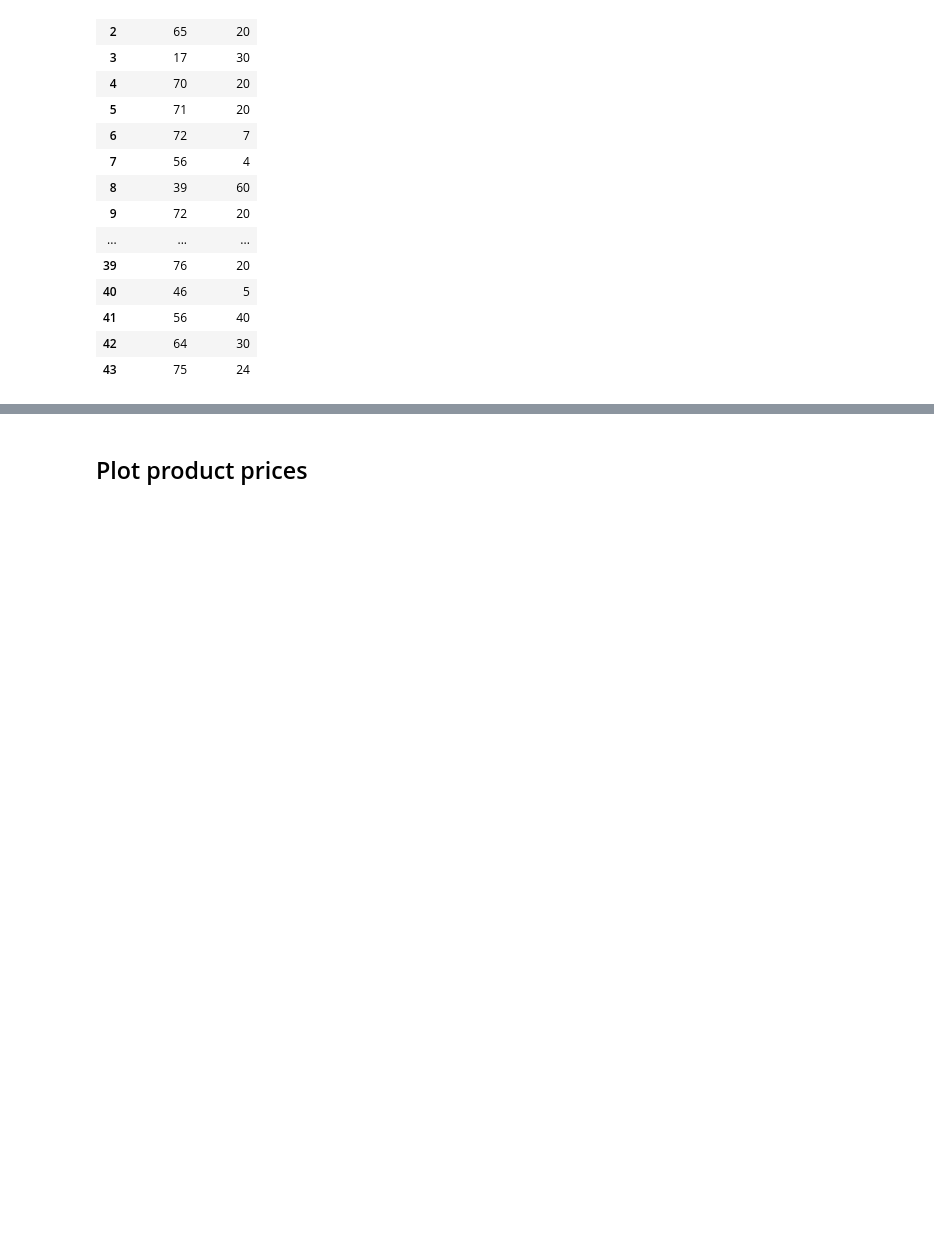
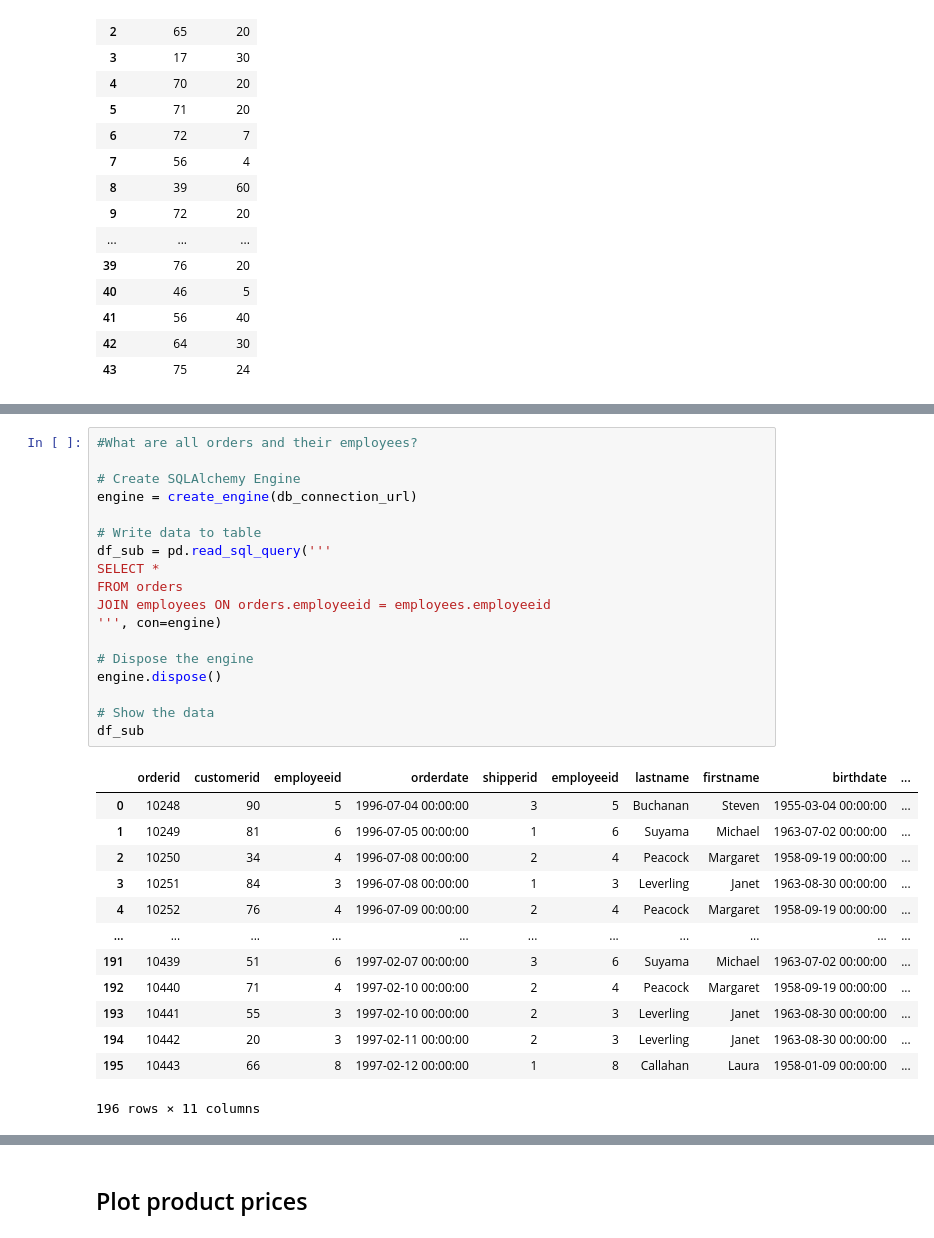
Before and after one commit to LeonCZHAW/python_postgresql_pgadmin, a Jupyter notebook: postgres_northwind_data.ipynb, the cells around one changed output, grey strips where cells are left out. Saved outputs shown, nothing was run; the diff lists cells and outputs as text; blank space fills up the shorter version.

```diff
--- a/postgres_northwind_data.ipynb
+++ b/postgres_northwind_data.ipynb
@@ -391,0 +412,32 @@ df_sub
+# %%
+#What are all orders and their employees?
+
+# Create SQLAlchemy Engine
+engine = create_engine(db_connection_url)
+
+# Write data to table
+df_sub = pd.read_sql_query('''
+SELECT *
+FROM orders
+JOIN employees ON orders.employeeid = employees.employeeid
+''', con=engine)
+
+# Dispose the engine
+engine.dispose()
+
+# Show the data
+df_sub
+# %% [output]
+|  | orderid | customerid | employeeid | orderdate | shipperid | employeeid | lastname | firstname | birthdate | ... |
+| 0 | 10248 | 90 | 5 | 1996-07-04 00:00:00 | 3 | 5 | Buchanan | Steven | 1955-03-04 00:00:00 | ... |
+| 1 | 10249 | 81 | 6 | 1996-07-05 00:00:00 | 1 | 6 | Suyama | Michael | 1963-07-02 00:00:00 | ... |
+| 2 | 10250 | 34 | 4 | 1996-07-08 00:00:00 | 2 | 4 | Peacock | Margaret | 1958-09-19 00:00:00 | ... |
+| 3 | 10251 | 84 | 3 | 1996-07-08 00:00:00 | 1 | 3 | Leverling | Janet | 1963-08-30 00:00:00 | ... |
+| 4 | 10252 | 76 | 4 | 1996-07-09 00:00:00 | 2 | 4 | Peacock | Margaret | 1958-09-19 00:00:00 | ... |
+| ... | ... | ... | ... | ... | ... | ... | ... | ... | ... | ... |
+| 191 | 10439 | 51 | 6 | 1997-02-07 00:00:00 | 3 | 6 | Suyama | Michael | 1963-07-02 00:00:00 | ... |
+| 192 | 10440 | 71 | 4 | 1997-02-10 00:00:00 | 2 | 4 | Peacock | Margaret | 1958-09-19 00:00:00 | ... |
+| 193 | 10441 | 55 | 3 | 1997-02-10 00:00:00 | 2 | 3 | Leverling | Janet | 1963-08-30 00:00:00 | ... |
+| 194 | 10442 | 20 | 3 | 1997-02-11 00:00:00 | 2 | 3 | Leverling | Janet | 1963-08-30 00:00:00 | ... |
+| 195 | 10443 | 66 | 8 | 1997-02-12 00:00:00 | 1 | 8 | Callahan | Laura | 1958-01-09 00:00:00 | ... |
+196 rows × 11 columns
```
Also changed, not shown: parts of 13 cells of this notebook.
